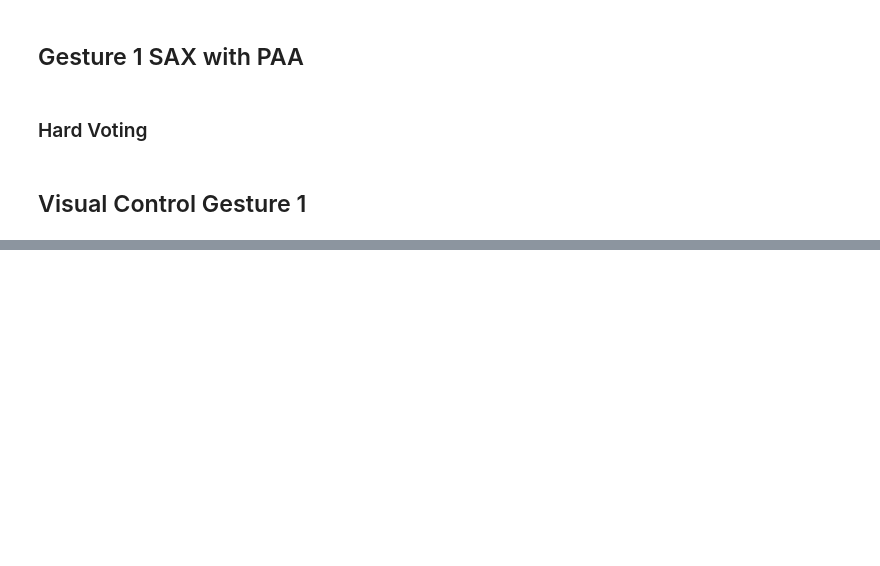
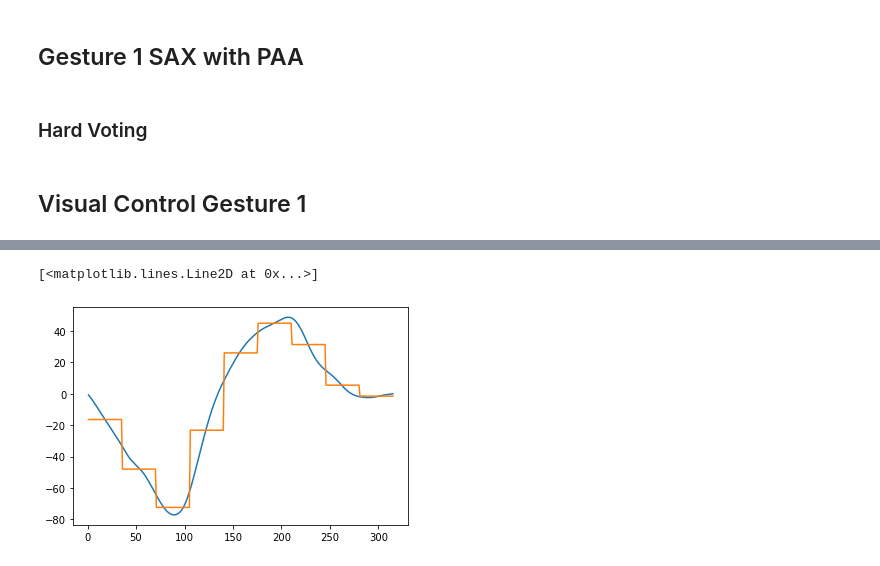
Before and after one commit to BU-IE-48B/fall21-mbahadir, a Jupyter notebook: Homework1/Homework1.ipynb, the cells around one changed output, grey strips where cells are left out. Drawn from its saved outputs; the diff is of its cells as text; code cells hidden in the pictures; blank space fills up the shorter version.

```diff
--- a/Homework1/Homework1.ipynb
+++ b/Homework1/Homework1.ipynb
@@ -195,0 +234,11 @@ for i in range(x_1.shape[0]):
+# %%
+example_x=pd.DataFrame(x_1.iloc[0, :]).reset_index(drop=True)
+example_x.set_axis(["X_original"], axis=1, inplace=True)
+example_x.index+=1
+# %%
+obtanied_x=pd.DataFrame(value_data_1[0].iloc[:, 0])
+obtanied_x.set_axis(["X_PAA"], axis=1, inplace=True)
+obtanied_x.index+=1
+obtanied_x.index*=35
+# %%
+mergedDf = pd.merge(example_x, obtanied_x, how="left", left_index=True, right_index=True)
@@ -195,0 +266,2 @@ for i in range(x_1.shape[0]):
+# %%
+mergedDf.X_PAA.fillna(method="bfill", inplace=True)
@@ -195,0 +287,6 @@ for i in range(x_1.shape[0]):
+# %%
+plt.plot(mergedDf["X_original"], label="True Values")
+plt.plot(mergedDf["X_PAA"], label="PAA Values")
+# %% [output]
+[<matplotlib.lines.Line2D at 0x...>]
+[figure, added]
```
Also changed, not shown: parts of 107 cells of this notebook.
